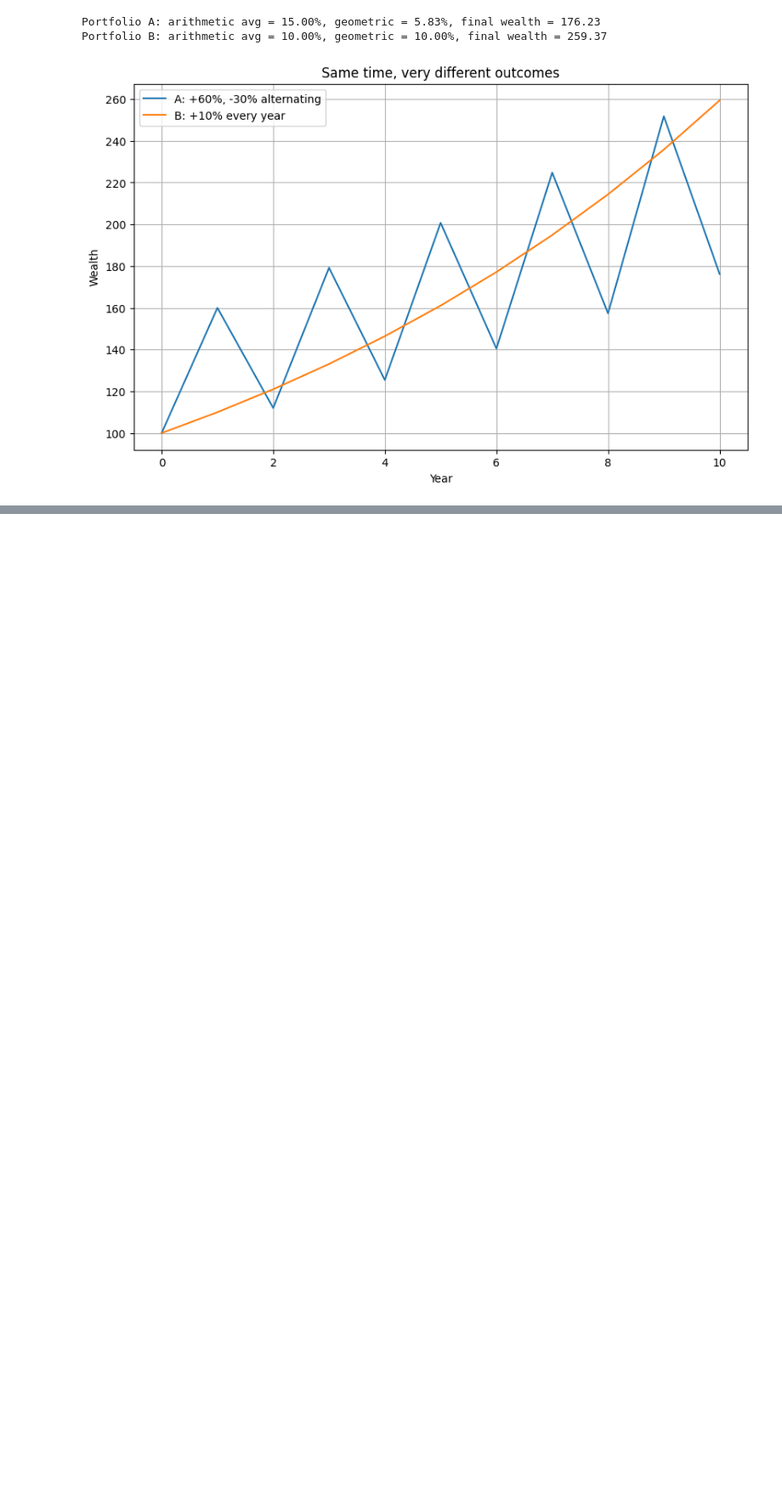
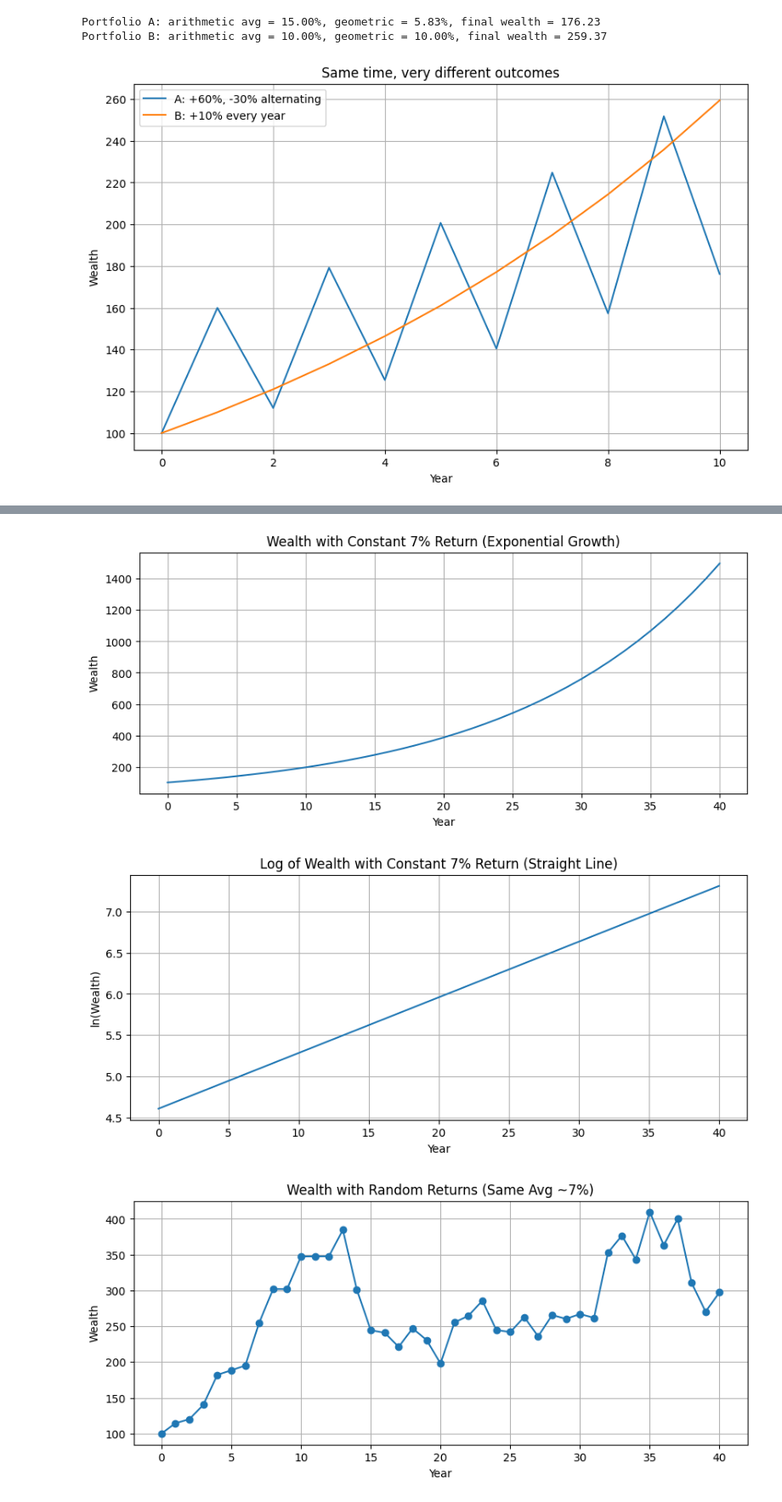
Before and after one commit to senanayake/colab-notebooks, a Jupyter notebook: SafeHavenLab.ipynb, the cells around one changed output, grey strips where cells are left out. Shown: that part at 85% size. Saved outputs shown, nothing was run; the diff lists cells and outputs as text; code cells hidden in the pictures; blank space fills up the shorter version.

```diff
--- a/SafeHavenLab.ipynb
+++ b/SafeHavenLab.ipynb
@@ -126,0 +423,69 @@ This is why **log-returns** and **geometric returns** are the natural objects fo
+# %%
+import numpy as np
+import matplotlib.pyplot as plt
+
+# For reproducibility
+np.random.seed(42)
+
+# -----------------------------
+# 1. Constant return example
+# -----------------------------
+years = np.arange(0, 41)  # 0 to 40 years
+W0 = 100.0
+r_const = 0.07  # 7% per year
+
+wealth_const = W0 * (1 + r_const) ** years
+log_wealth_const = np.log(wealth_const)
+
+plt.figure(figsize=(10, 4))
+plt.plot(years, wealth_const)
+plt.title("Wealth with Constant 7% Return (Exponential Growth)")
+plt.xlabel("Year")
+plt.ylabel("Wealth")
+plt.grid(True)
+plt.show()
+
+plt.figure(figsize=(10, 4))
+plt.plot(years, log_wealth_const)
+plt.title("Log of Wealth with Constant 7% Return (Straight Line)")
+plt.xlabel("Year")
+plt.ylabel("ln(Wealth)")
+plt.grid(True)
+plt.show()
+
+# -----------------------------
+# 2. Random return example
+# -----------------------------
+n_years = 40
+mu = 0.07   # average return ~7%
+sigma = 0.15  # volatility 15%
+
+# Draw random returns
+rands = np.random.normal(mu, sigma, size=n_years)
+wealth_rand = [W0]
+for r in rands:
+    wealth_rand.append(wealth_rand[-1] * (1 + r))
+wealth_rand = np.array(wealth_rand)
+log_wealth_rand = np.log(wealth_rand)
+
+years_rand = np.arange(0, n_years + 1)
+
+plt.figure(figsize=(10, 4))
+plt.plot(years_rand, wealth_rand, marker="o")
+plt.title("Wealth with Random Returns (Same Avg ~7%)")
+plt.xlabel("Year")
+plt.ylabel("Wealth")
+plt.grid(True)
+plt.show()
+
+plt.figure(figsize=(10, 4))
+plt.plot(years_rand, log_wealth_rand, marker="o")
+plt.title("Log of Wealth with Random Returns (Roughly Linear Trend)")
+plt.xlabel("Year")
+plt.ylabel("ln(Wealth)")
+plt.grid(True)
+plt.show()
+# %% [output]
+[figure, added]
+[figure, added]
+[figure, added]
```
Also changed, not shown: parts of 7 cells of this notebook.
